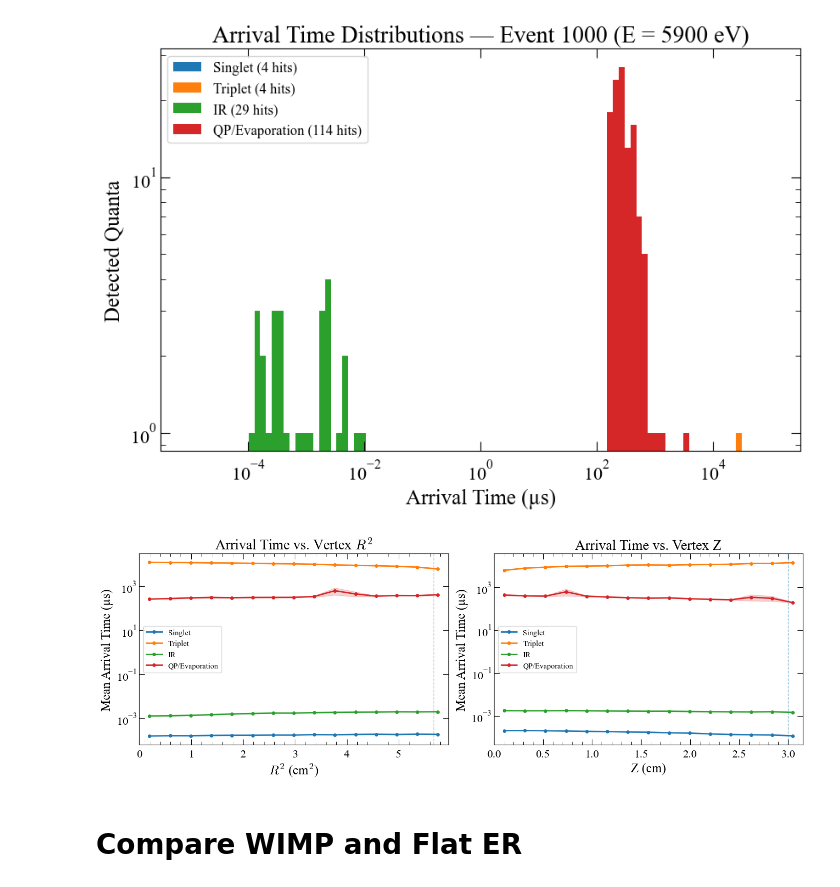
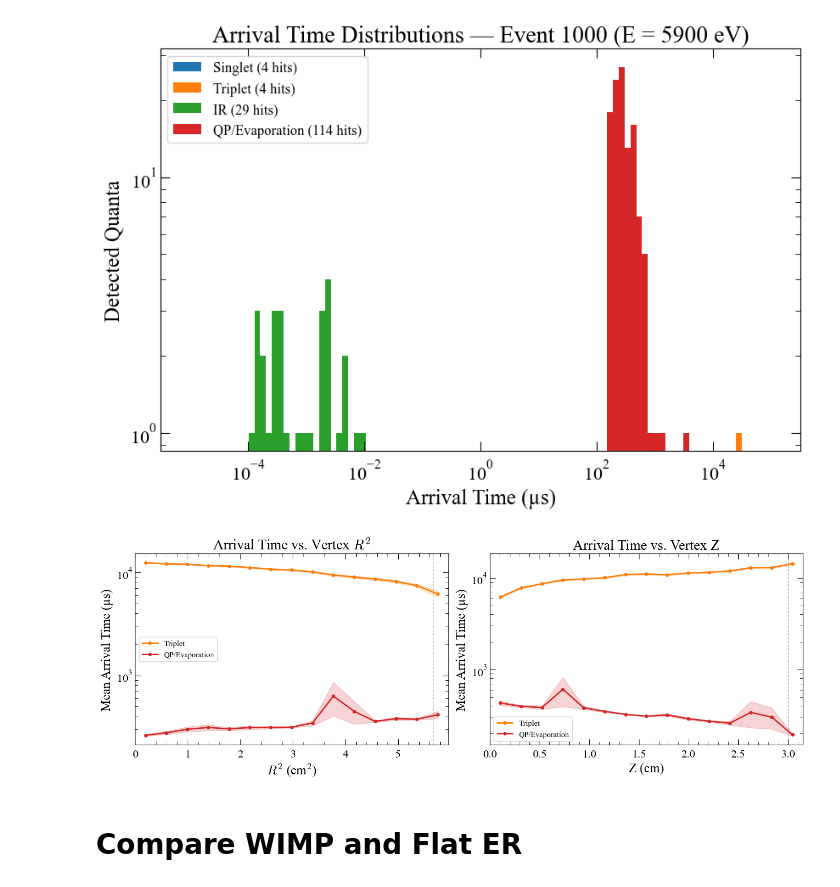
Before and after one commit to spice-herald/HeRM, a Jupyter notebook: Example_notebooks/Channel_Signal_Distributions.ipynb, the cells around one changed output. Saved outputs shown, nothing was run; the diff lists cells and outputs as text; code cells hidden in the pictures.

```diff
--- a/Example_notebooks/Channel_Signal_Distributions.ipynb
+++ b/Example_notebooks/Channel_Signal_Distributions.ipynb
@@ -714,6 +855,9 @@ else:
     n_bins = 15
 
     for ch in range(4):
+
+        if ch in [0,2]: continue
+
         times = mean_arrival_time[:, ch]
         valid_times = ~np.isnan(times)
         if np.sum(valid_times) < 10:
@@ -753,34 +897,34 @@ else:
                 sems_z[b] = np.std(v) / np.sqrt(len(v))
         ok = ~np.isnan(means_z)
         ax_z.plot(z_centers[ok], means_z[ok], 'o-', color=CHANNEL_COLORS[ch],
                   label=CHANNEL_NAMES[ch], markersize=4)
         ax_z.fill_between(z_centers[ok], (means_z - sems_z)[ok],
                           (means_z + sems_z)[ok], color=CHANNEL_COLORS[ch], alpha=0.2)
 
     cell_radius = detector_config['cell_radius']
     fill_height = detector_config['fill_height']
 
     ax_r.set_xlabel('$R^2$ (cm$^2$)')
     ax_r.set_ylabel('Mean Arrival Time (µs)')
     ax_r.set_title('Arrival Time vs. Vertex $R^2$')
     ax_r.legend(frameon=True, fontsize=11)
     ax_r.set_xlim(0, cell_radius**2 * 1.05)
     ax_r.axvline(cell_radius**2, color='gray', ls='--', lw=1, alpha=0.5)
 
     ax_r.set_yscale('log')
     ax_z.set_yscale('log')
 
     ax_z.set_xlabel('Z (cm)')
     ax_z.set_ylabel('Mean Arrival Time (µs)')
     ax_z.set_title('Arrival Time vs. Vertex Z')
     ax_z.legend(frameon=True, fontsize=11)
     ax_z.set_xlim(0, fill_height * 1.05)
     ax_z.axvline(fill_height, color='#2980b9', ls='--', lw=1, alpha=0.5)
 
     plt.tight_layout()
     plt.show()
 # %% [output]
-[figure, old version]
+[figure, new version]
 # %% [markdown]
 # Compare WIMP and Flat ER
 # %%
```
Also changed, not shown: parts of 8 cells of this notebook, 38 other files.
